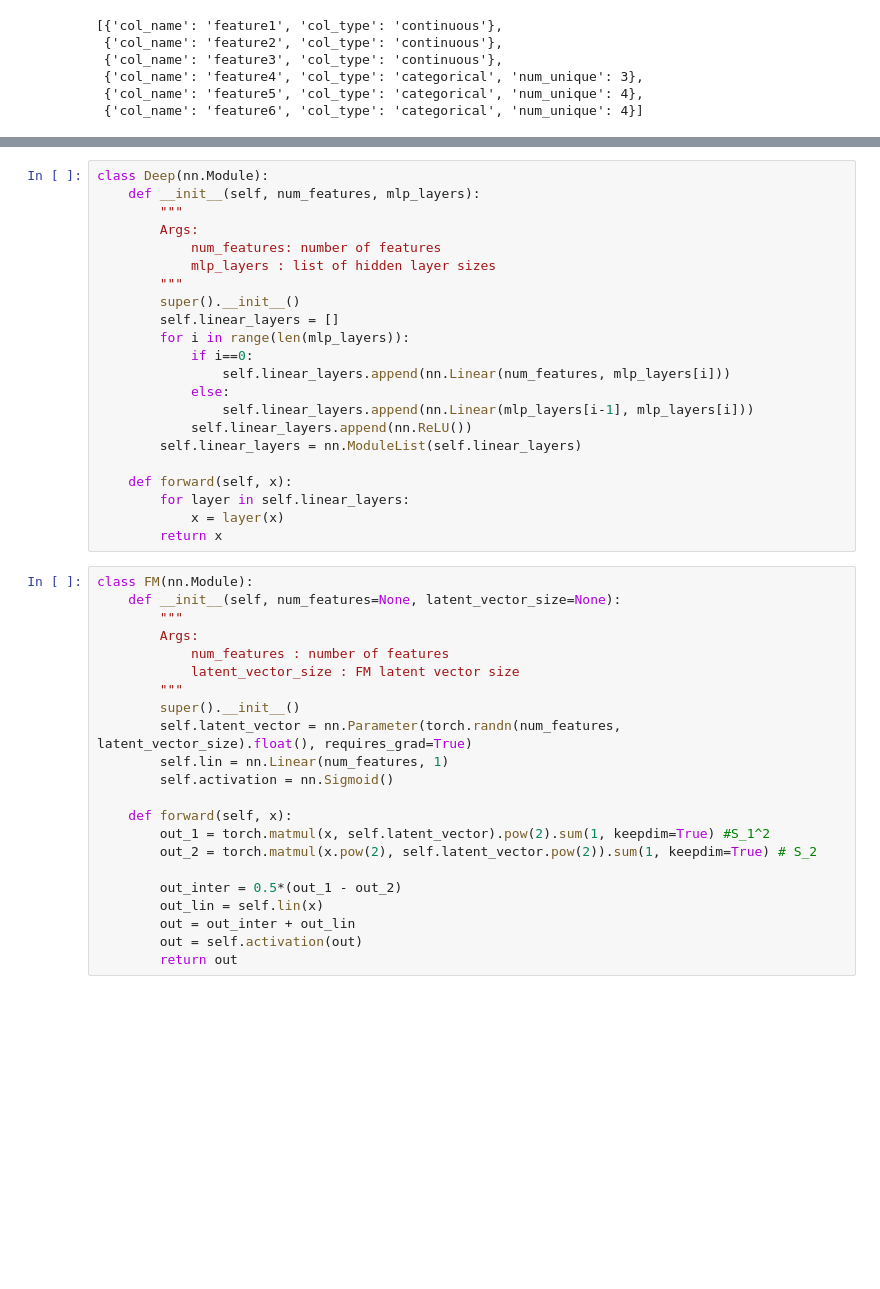
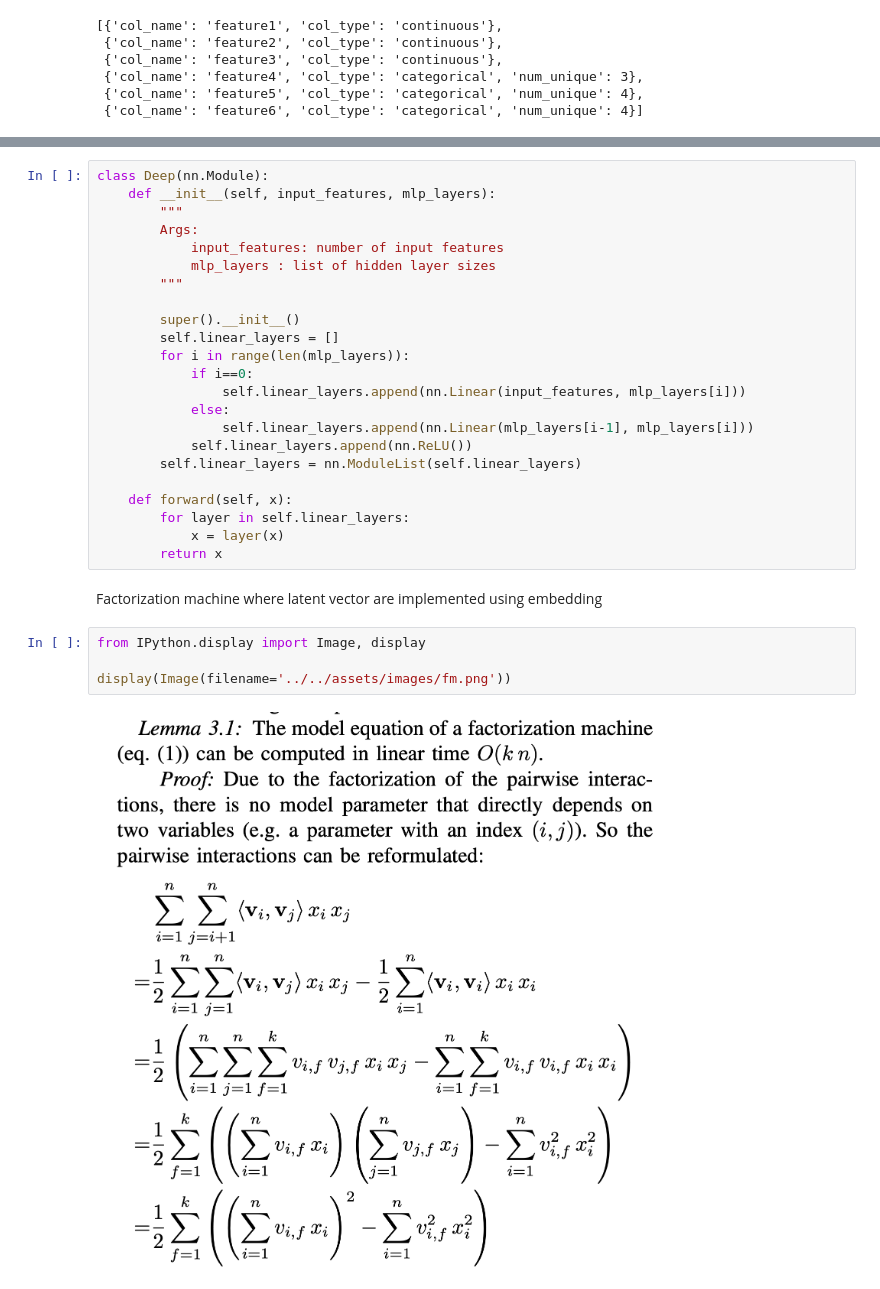
Before and after one commit to NikhilShaw/Paper-implementation, a Jupyter notebook: recommendation/DeepFM/DeepFM.ipynb, the cells around one changed output, grey strips where cells are left out. Drawn from its saved outputs; the diff is of its cells as text; blank space fills up the shorter version.

```diff
--- a/recommendation/DeepFM/DeepFM.ipynb
+++ b/recommendation/DeepFM/DeepFM.ipynb
@@ -110,17 +124,18 @@ tensor([[0, 0, 0],
         [2, 2, 2]])
 # %%
 class Deep(nn.Module):
-    def __init__(self, num_features, mlp_layers):
+    def __init__(self, input_features, mlp_layers):
         """
         Args:
-            num_features: number of features
+            input_features: number of input features
             mlp_layers : list of hidden layer sizes
         """
+
         super().__init__()
         self.linear_layers = []
         for i in range(len(mlp_layers)):
             if i==0:
-                self.linear_layers.append(nn.Linear(num_features, mlp_layers[i]))
+                self.linear_layers.append(nn.Linear(input_features, mlp_layers[i]))
             else:
                 self.linear_layers.append(nn.Linear(mlp_layers[i-1], mlp_layers[i]))
             self.linear_layers.append(nn.ReLU())
@@ -130,25 +145,11 @@ class Deep(nn.Module):
         for layer in self.linear_layers:
             x = layer(x)
         return x
-# %%
-class FM(nn.Module):
-    def __init__(self, num_features=None, latent_vector_size=None):
-        """
-        Args:
-            num_features : number of features
-            latent_vector_size : FM latent vector size
-        """
-        super().__init__()
-        self.latent_vector = nn.Parameter(torch.randn(num_features, latent_vector_size).float(), requires_grad=True)
-        self.lin = nn.Linear(num_features, 1)
-        self.activation = nn.Sigmoid()
-
-    def forward(self, x):
-        out_1 = torch.matmul(x, self.latent_vector).pow(2).sum(1, keepdim=True) #S_1^2
-        out_2 = torch.matmul(x.pow(2), self.latent_vector.pow(2)).sum(1, keepdim=True) # S_2
-
-        out_inter = 0.5*(out_1 - out_2)
-        out_lin = self.lin(x)
-        out = out_inter + out_lin
-        out = self.activation(out)
-        return out
+# %% [markdown]
+Factorization machine where latent vector are implemented using embedding
+# %%
+from IPython.display import Image, display
+
+display(Image(filename='../../assets/images/fm.png'))
+# %% [output]
+[figure, added]
```
Also changed, not shown: parts of 9 cells of this notebook, 1 other file.
